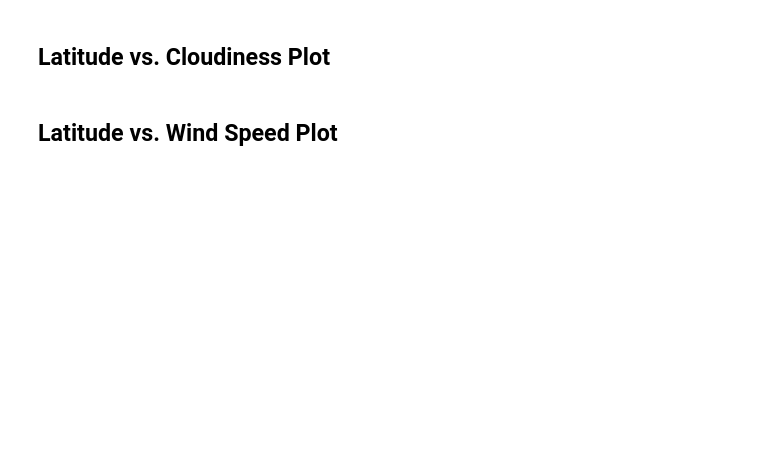
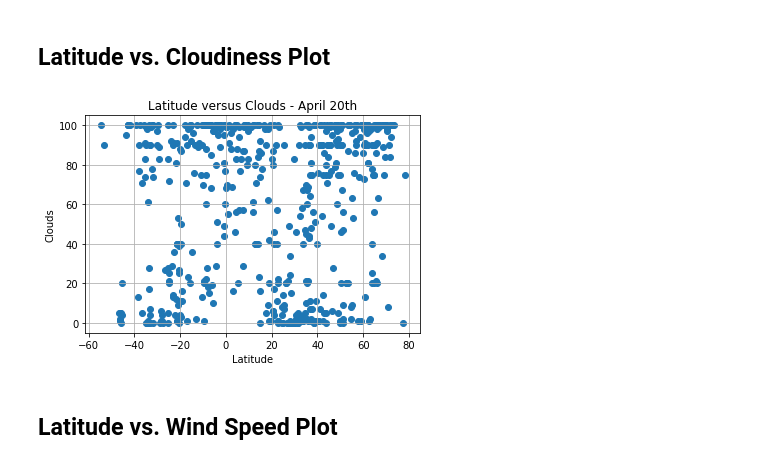
Before and after one commit to jbui009/python-api-challenge, a Jupyter notebook: WeatherPy-FINAL.ipynb, the cells around one changed output. Saved outputs shown, nothing was run; the diff lists cells and outputs as text; code cells hidden in the pictures; blank space fills up the shorter version.

```diff
--- a/WeatherPy-FINAL.ipynb
+++ b/WeatherPy-FINAL.ipynb
@@ -167,12 +204,14 @@ plt.savefig('Lat_v_Humidity.png')
 ## Latitude vs. Cloudiness Plot
 # %%
 
-plt.scatter(CitiesDF["Latitude"], CitiesDF["Clouds"])
+plt.scatter(Cities_df["Latitude"], Cities_df["Cloudiness"])
 plt.title("Latitude versus Clouds - April 20th")
 plt.xlabel("Latitude")
 plt.ylabel("Clouds")
 plt.grid(True)
 plt.savefig('Lat_v_Cloudiness.png')
+# %% [output]
+[figure, added]
 # %% [markdown]
 ## Latitude vs. Wind Speed Plot
 # %%
```
Also changed, not shown: parts of 27 cells of this notebook, 4 other files.
